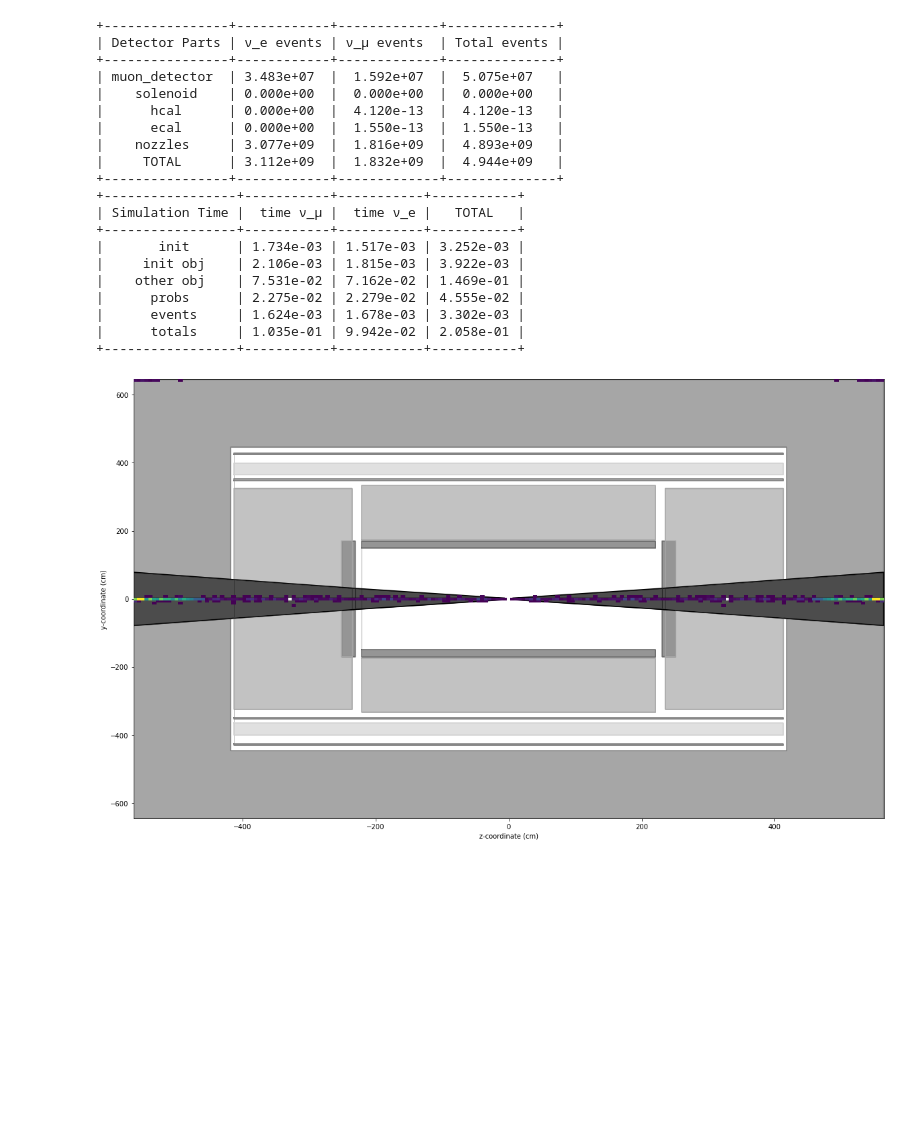
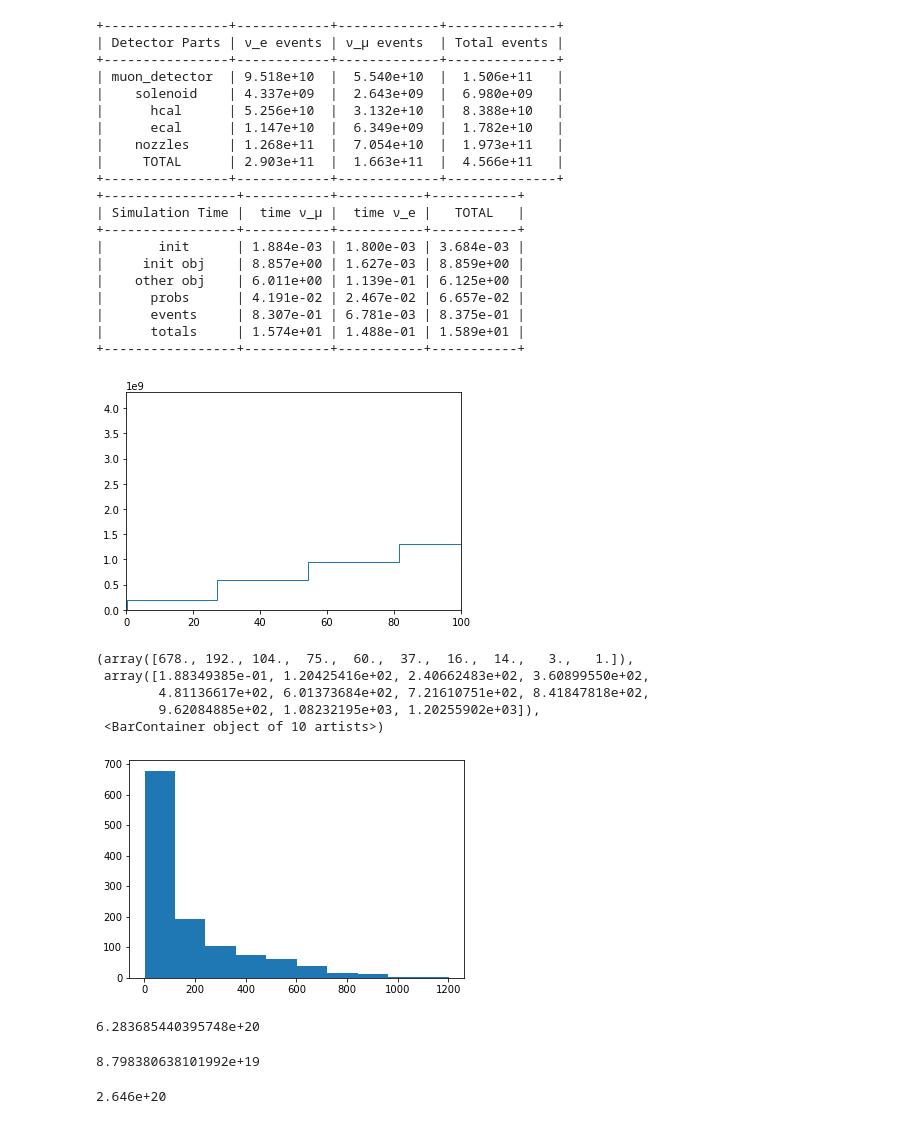
Before and after one commit to mhostert/BIN_MC, a Jupyter notebook: sims.ipynb, the cells around one changed output. Saved outputs shown, nothing was run; the diff lists cells and outputs as text; code cells hidden in the pictures; blank space fills up the shorter version.

```diff
--- a/sims.ipynb
+++ b/sims.ipynb
@@ -10,30 +7,29 @@ The autoreload extension is already loaded. To reload it, use:
 # %%
-cc = SimulateDecays('mutristan_small', N_evals = 1e5)
+cc = SimulateDecays('mutristan_large', N_evals = 1e5)
 # %%
-Lc_factor = 1.048
+Lc_factor = 0
 geom = "approximate_muon_detector_2"
 particle = 'both'
 sim,sim2 = SimulateDetector(cc, Lc_factor, geom, particle).run()
-sim.plot(sim2)
+#sim.plot(sim2)
 # %% [output]
 +----------------+------------+-------------+--------------+
 | Detector Parts | ν_e events | ν_μ events  | Total events |
 +----------------+------------+-------------+--------------+
-| muon_detector  | 3.483e+07  |  1.592e+07  |  5.075e+07   |
-|    solenoid    | 0.000e+00  |  0.000e+00  |  0.000e+00   |
-|      hcal      | 0.000e+00  |  4.120e-13  |  4.120e-13   |
-|      ecal      | 0.000e+00  |  1.550e-13  |  1.550e-13   |
-|    nozzles     | 3.077e+09  |  1.816e+09  |  4.893e+09   |
-|     TOTAL      | 3.112e+09  |  1.832e+09  |  4.944e+09   |
+| muon_detector  | 9.518e+10  |  5.540e+10  |  1.506e+11   |
+|    solenoid    | 4.337e+09  |  2.643e+09  |  6.980e+09   |
+|      hcal      | 5.256e+10  |  3.132e+10  |  8.388e+10   |
+|      ecal      | 1.147e+10  |  6.349e+09  |  1.782e+10   |
+|    nozzles     | 1.268e+11  |  7.054e+10  |  1.973e+11   |
+|     TOTAL      | 2.903e+11  |  1.663e+11  |  4.566e+11   |
 +----------------+------------+-------------+--------------+
 +-----------------+-----------+-----------+-----------+
 | Simulation Time |  time ν_μ |  time ν_e |   TOTAL   |
 +-----------------+-----------+-----------+-----------+
-|       init      | 1.734e-03 | 1.517e-03 | 3.252e-03 |
-|     init obj    | 2.106e-03 | 1.815e-03 | 3.922e-03 |
-|    other obj    | 7.531e-02 | 7.162e-02 | 1.469e-01 |
-|      probs      | 2.275e-02 | 2.279e-02 | 4.555e-02 |
-|      events     | 1.624e-03 | 1.678e-03 | 3.302e-03 |
-|      totals     | 1.035e-01 | 9.942e-02 | 2.058e-01 |
+|       init      | 1.884e-03 | 1.800e-03 | 3.684e-03 |
+|     init obj    | 8.857e+00 | 1.627e-03 | 8.859e+00 |
+|    other obj    | 6.011e+00 | 1.139e-01 | 6.125e+00 |
+|      probs      | 4.191e-02 | 2.467e-02 | 6.657e-02 |
+|      events     | 8.307e-01 | 6.781e-03 | 8.375e-01 |
+|      totals     | 1.574e+01 | 1.488e-01 | 1.589e+01 |
 +-----------------+-----------+-----------+-----------+
-[figure, removed]
@@ -39,0 +40,15 @@ sim.plot(sim2)
+# %%
+plt.hist(sim.E, weights = np.sum(sim.part_face_counts, axis=1), bins = 100, histtype = 'step')
+plt.xlim(0, 100)
+plt.show()
+# %% [output]
+[figure, added]
+# %%
+plt.hist(sim.E)
+# %% [output]
+(array([678., 192., 104.,  75.,  60.,  37.,  16.,  14.,   3.,   1.]),
+ array([1.88349385e-01, 1.20425416e+02, 2.40662483e+02, 3.60899550e+02,
+        4.81136617e+02, 6.01373684e+02, 7.21610751e+02, 8.41847818e+02,
+        9.62084885e+02, 1.08232195e+03, 1.20255902e+03]),
+ <BarContainer object of 10 artists>)
+[figure, added]
@@ -39,0 +57,12 @@ sim.plot(sim2)
+# %%
+print(ud.mutristan_small['Nmu'])
+# %% [output]
+6.283685440395748e+20
+# %%
+print(ud.mucol_s1['Nmu'])
+# %% [output]
+8.798380638101992e+19
+# %%
+4.9e9  * 4.5e3* 1.2e7
+# %% [output]
+2.646e+20
```
Also changed, not shown: parts of 17 cells of this notebook, 5 other files.
